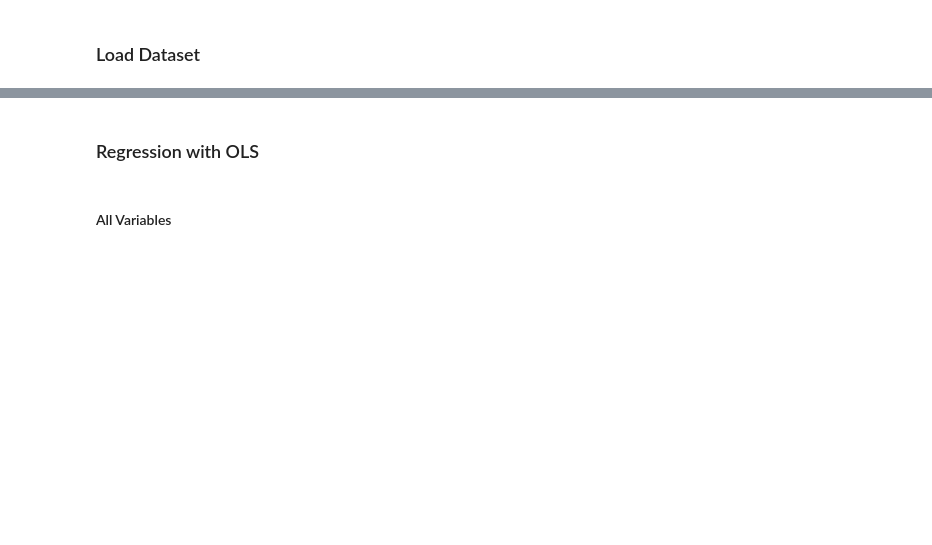
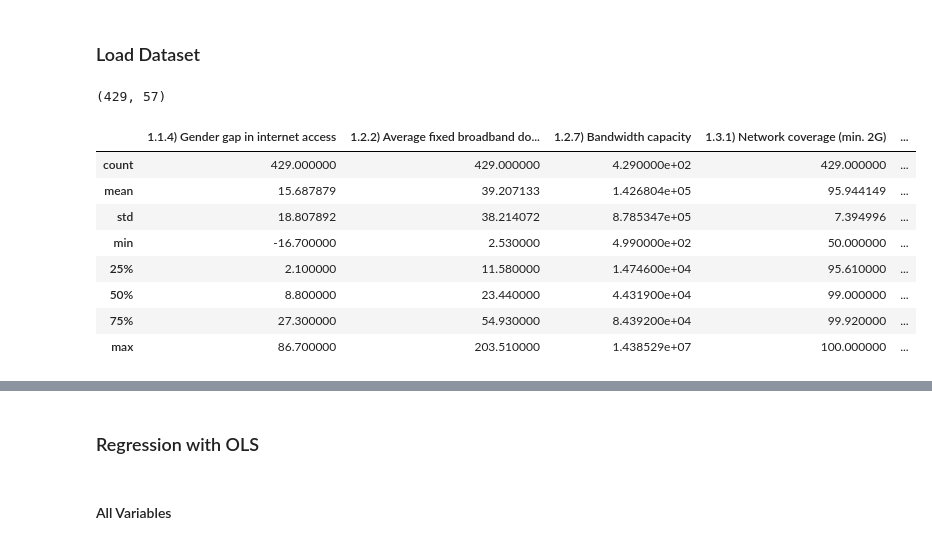
Before and after one commit to kr1k-boop/Analysis-of-Influence-of-Internet-on-National-Development, a Jupyter notebook: Models_DAProj.ipynb, the cells around one changed output, grey strips where cells are left out. Drawn from its saved outputs; the diff is of its cells as text; code cells hidden in the pictures; blank space fills up the shorter version.

```diff
--- a/Models_DAProj.ipynb
+++ b/Models_DAProj.ipynb
@@ -5,2 +47,18 @@
 # %% [markdown]
 ### Load Dataset
+# %%
+df = pd.read_csv('cleaned_data.csv')
+df = df.drop(['Unnamed: 0'], axis = 1)
+print(df.shape)
+df.describe()
+# %% [output]
+(429, 57)
+|  | 1.1.4) Gender gap in internet access | 1.2.2) Average fixed broadband do... | 1.2.7) Bandwidth capacity | 1.3.1) Network coverage (min. 2G) | ... |
+| count | 429.000000 | 429.000000 | 4.290000e+02 | 429.000000 | ... |
+| mean | 15.687879 | 39.207133 | 1.426804e+05 | 95.944149 | ... |
+| std | 18.807892 | 38.214072 | 8.785347e+05 | 7.394996 | ... |
+| min | -16.700000 | 2.530000 | 4.990000e+02 | 50.000000 | ... |
+| 25% | 2.100000 | 11.580000 | 1.474600e+04 | 95.610000 | ... |
+| 50% | 8.800000 | 23.440000 | 4.431900e+04 | 99.000000 | ... |
+| 75% | 27.300000 | 54.930000 | 8.439200e+04 | 99.920000 | ... |
+| max | 86.700000 | 203.510000 | 1.438529e+07 | 100.000000 | ... |
```
Also changed, not shown: parts of 21 cells of this notebook.
